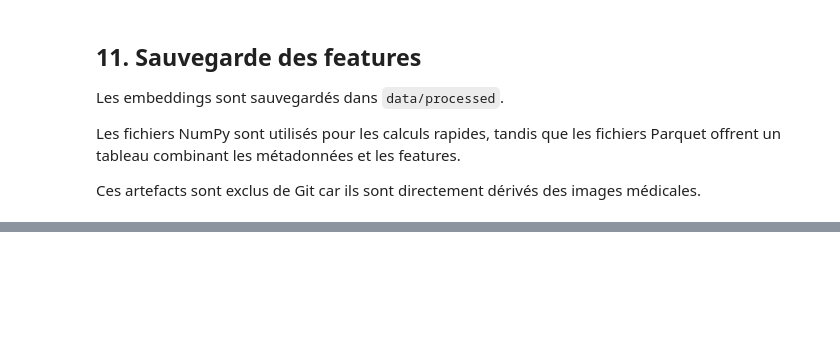
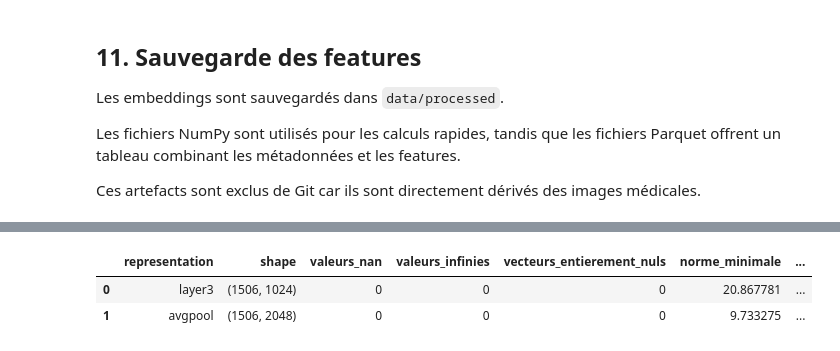
Before and after one commit to VincentDesmouceaux/BrainScanAI, a Jupyter notebook: notebooks/02_preprocessing_extraction_features.ipynb, the cells around one changed output, grey strips where cells are left out. Saved outputs shown, nothing was run; the diff lists cells and outputs as text; code cells hidden in the pictures; blank space fills up the shorter version.

```diff
--- a/notebooks/02_preprocessing_extraction_features.ipynb
+++ b/notebooks/02_preprocessing_extraction_features.ipynb
@@ -858,0 +1112,56 @@ images médicales.
+# %%
+def verifier_embeddings(
+    nom: str,
+    embeddings: np.ndarray,
+) -> dict:
+    """
+    Vérifie la qualité technique d'une matrice d'embeddings.
+    """
+
+    normes = np.linalg.norm(
+        embeddings,
+        axis=1,
+    )
+
+    return {
+        "representation": nom,
+        "shape": str(embeddings.shape),
+        "valeurs_nan": int(
+            np.isnan(embeddings).sum()
+        ),
+        "valeurs_infinies": int(
+            np.isinf(embeddings).sum()
+        ),
+        "vecteurs_entierement_nuls": int(
+            np.sum(normes == 0)
+        ),
+        "norme_minimale": float(
+            normes.min()
+        ),
+        "norme_moyenne": float(
+            normes.mean()
+        ),
+        "norme_maximale": float(
+            normes.max()
+        ),
+    }
+
+
+df_verification_finale = pd.DataFrame(
+    [
+        verifier_embeddings(
+            "layer3",
+            np.asarray(layer3_reload),
+        ),
+        verifier_embeddings(
+            "avgpool",
+            np.asarray(avgpool_reload),
+        ),
+    ]
+)
+
+display(df_verification_finale)
+# %% [output]
+|  | representation | shape | valeurs_nan | valeurs_infinies | vecteurs_entierement_nuls | norme_minimale | ... |
+| 0 | layer3 | (1506, 1024) | 0 | 0 | 0 | 20.867781 | ... |
+| 1 | avgpool | (1506, 2048) | 0 | 0 | 0 | 9.733275 | ... |
```
Also changed, not shown: parts of 14 cells of this notebook.
